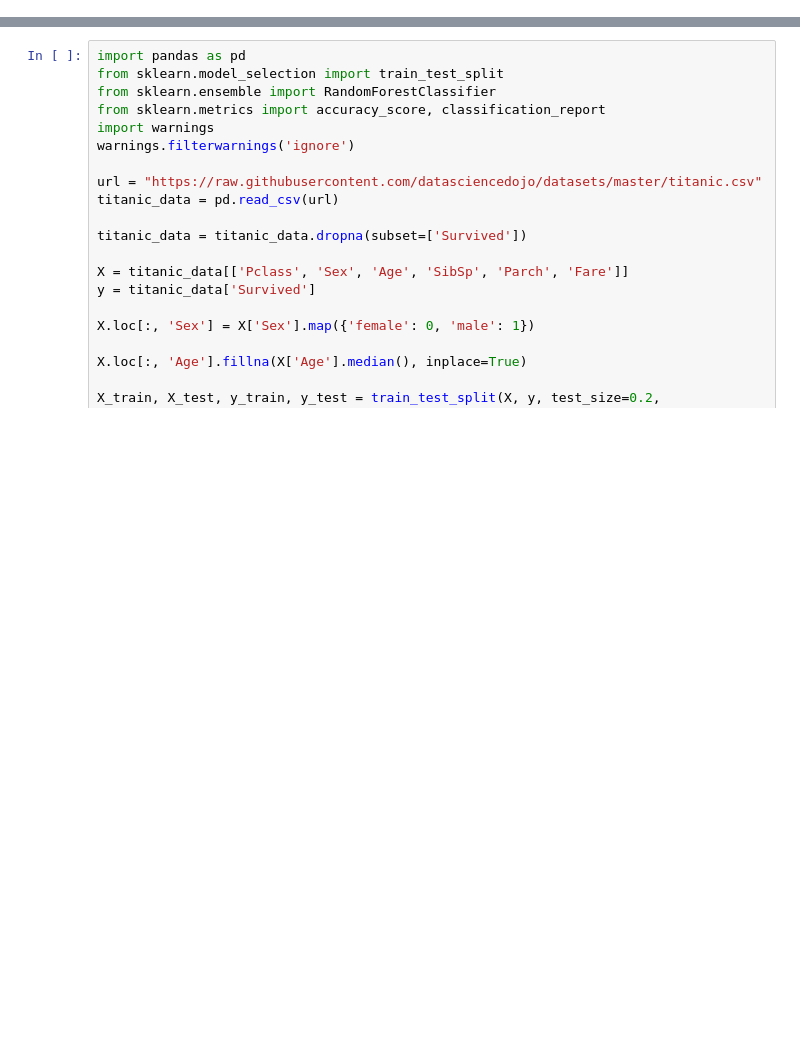
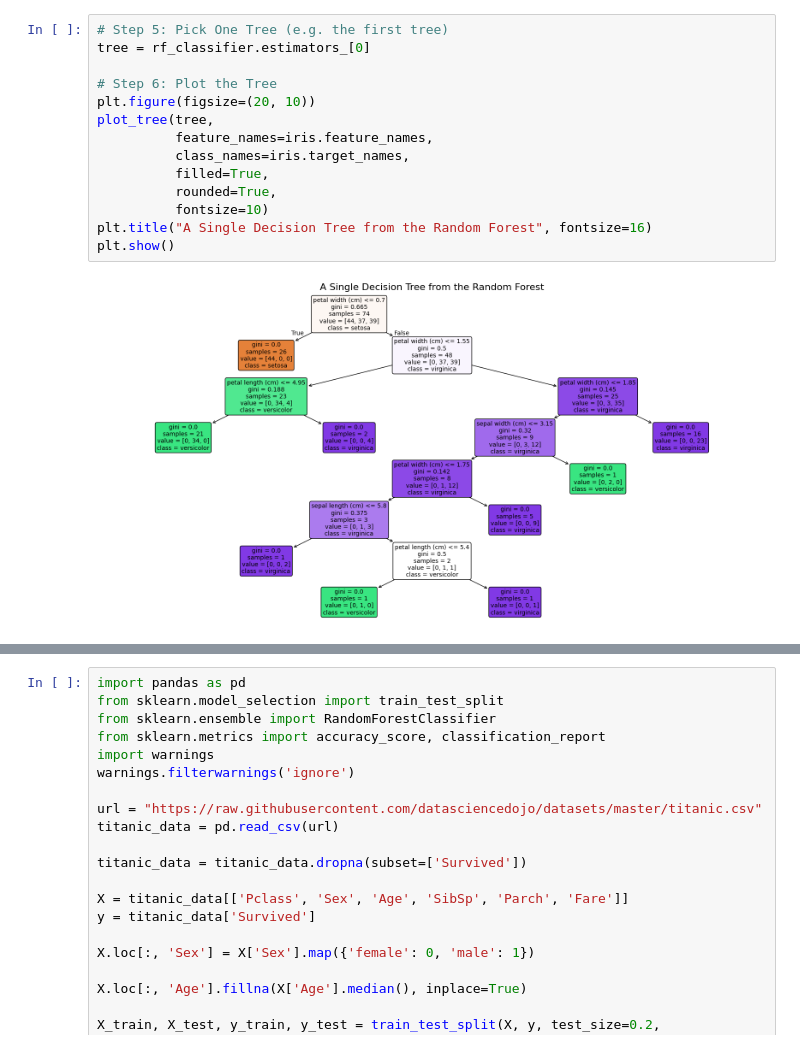
Before and after one commit to Arif111866/Machine_learning_LAB, a Jupyter notebook: Random_forest_ML.ipynb, the cells around one changed output, grey strips where cells are left out. Saved outputs shown, nothing was run; the diff lists cells and outputs as text; blank space fills up the shorter version.

```diff
--- a/Random_forest_ML.ipynb
+++ b/Random_forest_ML.ipynb
@@ -2,0 +127,16 @@
+# %%
+# Step 5: Pick One Tree (e.g. the first tree)
+tree = rf_classifier.estimators_[0]
+
+# Step 6: Plot the Tree
+plt.figure(figsize=(20, 10))
+plot_tree(tree,
+          feature_names=iris.feature_names,
+          class_names=iris.target_names,
+          filled=True,
+          rounded=True,
+          fontsize=10)
+plt.title("A Single Decision Tree from the Random Forest", fontsize=16)
+plt.show()
+# %% [output]
+[figure, added]
```
Also changed, not shown: parts of 14 cells of this notebook.
